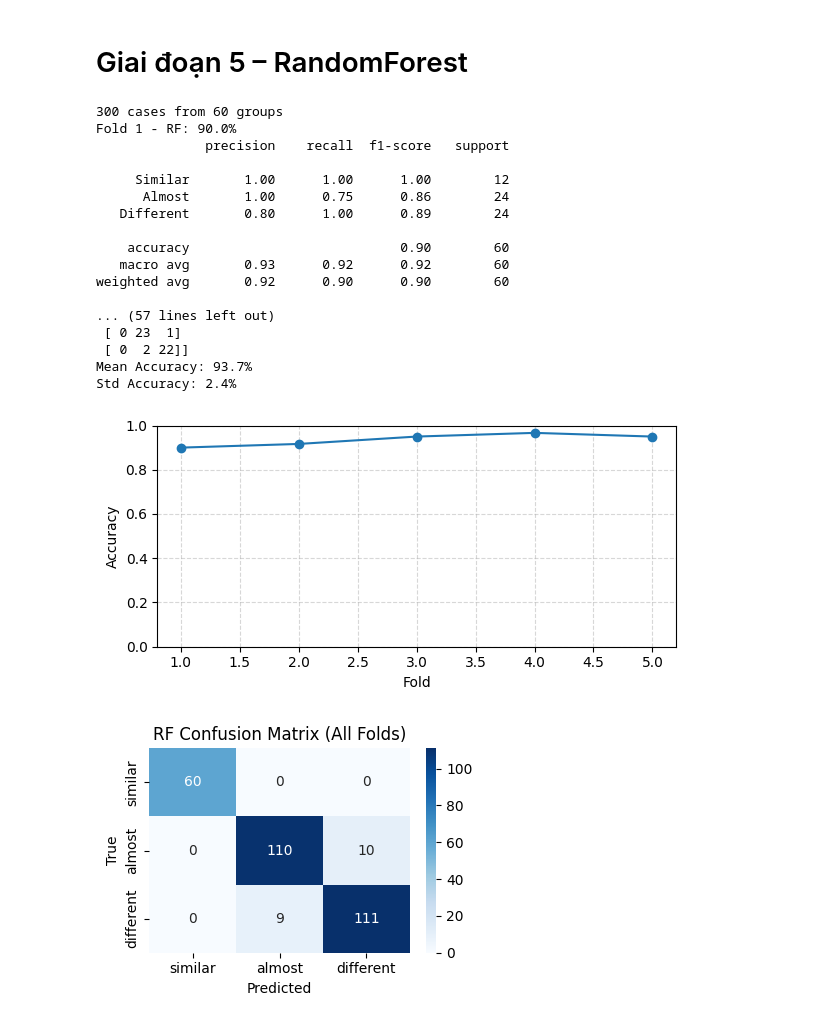
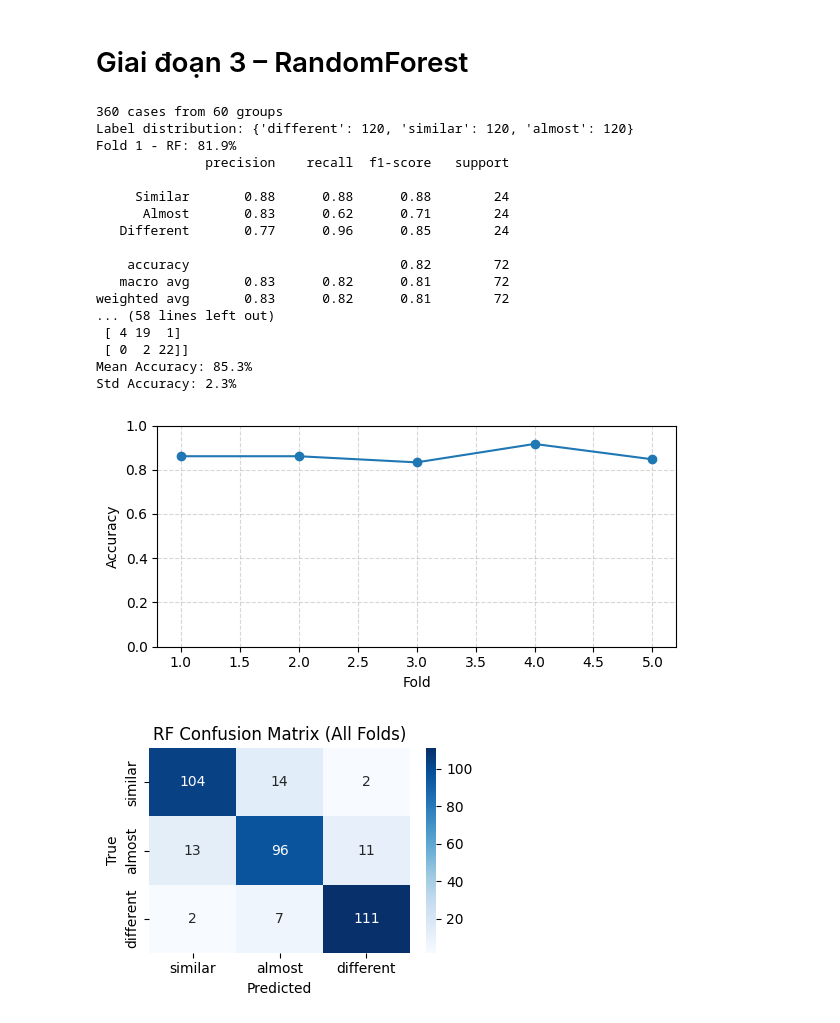
Before and after one commit to ThanhNo0308/VisualTesting, a Jupyter notebook: visualtesting/rf_model.ipynb, the cells around one changed output. Drawn from its saved outputs; the diff is of its cells as text; code cells hidden in the pictures.

```diff
--- a/visualtesting/rf_model.ipynb
+++ b/visualtesting/rf_model.ipynb
@@ -1,5 +1,5 @@
 # %% [markdown]
-# Giai đoạn 5 – RandomForest
+# Giai đoạn 3 – RandomForest
 # %%
 import cv2, os, re, numpy as np
 from skimage.metrics import structural_similarity as ssim
@@ -12,8 +12,14 @@ from sklearn.metrics import classification_report, confusion_matrix
 pytesseract.pytesseract.tesseract_cmd = r'D:\Apps\Tesseract-OCR\tesseract.exe'
 
 def load_cases():
-    mapping = {'identical':'similar','text_changes':'almost','layout_changes':'almost',
-               'changes':'different','completely_different':'different'}
+    mapping = {
+        'identical': 'similar',
+        'font_color': 'similar',
+        'text_changes': 'almost',
+        'layout_changes': 'almost',
+        'changes': 'different',
+        'completely_different': 'different'
+    }
     cases, groups = [], []
     ori_dir = "Pictures_VisualTesting/original_image/"
     var_dir = "Pictures_VisualTesting/variant_image/"
@@ -25,7 +31,8 @@ def load_cases():
         vidir = os.path.join(var_dir, f"original_{m.group(1)}")
         if not os.path.isdir(vidir): continue
         for vf in os.listdir(vidir):
-            label = mapping.get(vf.split('.')[0].lower())
+            label_name = vf.split('.')[0].lower()
+            label = mapping.get(label_name)
             if label:
                 cases.append((os.path.join(ori_dir,f), os.path.join(vidir,vf), label))
                 groups.append(group_id)
@@ -35,12 +42,11 @@ class FeatureRandomForest:
     def __init__(self):
         self.model = RandomForestClassifier(
             n_estimators = 120,
-            max_depth = 8,
+            max_depth = 12,
             max_features = 'sqrt',
             min_samples_leaf = 1,
             min_samples_split = 5,
             random_state = 42,
-            class_weight = 'balanced',
             n_jobs = -1
         )
 
@@ -74,7 +80,7 @@ class FeatureRandomForest:
             g1, g2 = self.ensure_same_size(g1, g2)
             if g1 is None or g2 is None: return 0.5
             val = ssim(g1, g2, data_range=255)
-            return float(np.clip((val + 1.0) / 2.0, 0.0, 1.0))
+            return float(np.clip(val, 0.0, 1.0))
         except: return 0.5
 
     def ocr(self, a, b):
@@ -156,6 +162,10 @@ class FeatureRandomForest:
         X = [self.feat(a,b) for a,b,l in cases]
         y = [self.map[l] for _,_,l in cases]
 
+        from collections import Counter
+        label_counts = Counter([label for _, _, label in cases])
+        print("Label distribution:", dict(label_counts))
+
         gkf = GroupKFold(n_splits=5)
         accuracies = []
         fold = 1
@@ -189,23 +199,23 @@ print(f"{len(cases)} cases from {len(set(groups))} groups")
 rf_model = FeatureRandomForest()
 rf_mean, rf_std = rf_model.train_eval(cases, groups)
 # %% [output]
-300 cases from 60 groups
-Fold 1 - RF: 90.0%
+360 cases from 60 groups
+Label distribution: {'different': 120, 'similar': 120, 'almost': 120}
+Fold 1 - RF: 81.9%
               precision    recall  f1-score   support
 
-     Similar       1.00      1.00      1.00        12
-      Almost       1.00      0.75      0.86        24
-   Different       0.80      1.00      0.89        24
+     Similar       0.88      0.88      0.88        24
+      Almost       0.83      0.62      0.71        24
+   Different       0.77      0.96      0.85        24
 
-    accuracy                           0.90        60
-   macro avg       0.93      0.92      0.92        60
-weighted avg       0.92      0.90      0.90        60
-
-... (57 lines left out)
- [ 0 23  1]
+    accuracy                           0.82        72
+   macro avg       0.83      0.82      0.81        72
+weighted avg       0.83      0.82      0.81        72
+... (58 lines left out)
+ [ 4 19  1]
  [ 0  2 22]]
-Mean Accuracy: 93.7%
-Std Accuracy: 2.4%
+Mean Accuracy: 85.3%
+Std Accuracy: 2.3%
 # %%
 import numpy as np, pandas as pd, seaborn as sns, matplotlib.pyplot as plt
 from sklearn.model_selection import GroupKFold
@@ -238,36 +248,36 @@ for fold,(tr,te) in enumerate(gkf.split(X_all, y_all, groups),1):
     from sklearn.ensemble import RandomForestClassifier
     rf_fold = RandomForestClassifier(
         n_estimators=100, max_depth=10, min_samples_split=5, min_samples_leaf=2,
-        random_state=42, class_weight='balanced', n_jobs=-1
+        random_state=42, n_jobs=-1
     )
     rf_fold.fit(Xtr, [rf_model.map[l] for l in ytr])
     yp_int = rf_fold.predict(Xte)
     inv_map = {v:k for k,v in rf_model.map.items()}
     yp = [inv_map[i] for i in yp_int]
     accs.append(accuracy_score(yte, yp))
     all_true.extend(yte); all_pred.extend(yp)
 
 plt.figure(figsize=(6,3))
 plt.plot(range(1,len(accs)+1), accs, marker='o')
 plt.xlabel('Fold')
 plt.ylabel('Accuracy')
 plt.ylim(0,1)
 plt.grid(ls='--',alpha=.5)
 plt.tight_layout()
 plt.show()
 
 cm = confusion_matrix(all_true, all_pred, labels=label_order)
 plt.figure(figsize=(4,3))
 sns.heatmap(cm, annot=True, fmt='d', cmap='Blues',
             xticklabels=label_order, yticklabels=label_order)
 plt.title('RF Confusion Matrix (All Folds)')
 plt.xlabel('Predicted')
 plt.ylabel('True')
 plt.tight_layout()
 plt.show()
 # %% [output]
-[figure, old version]
+[figure, new version]
-[figure, old version]
+[figure, new version]
 # %%
 from sklearn.model_selection import GridSearchCV, GroupKFold
 from sklearn.ensemble import RandomForestClassifier
```
Also changed, not shown: parts of 2 cells of this notebook, 9 other files.
